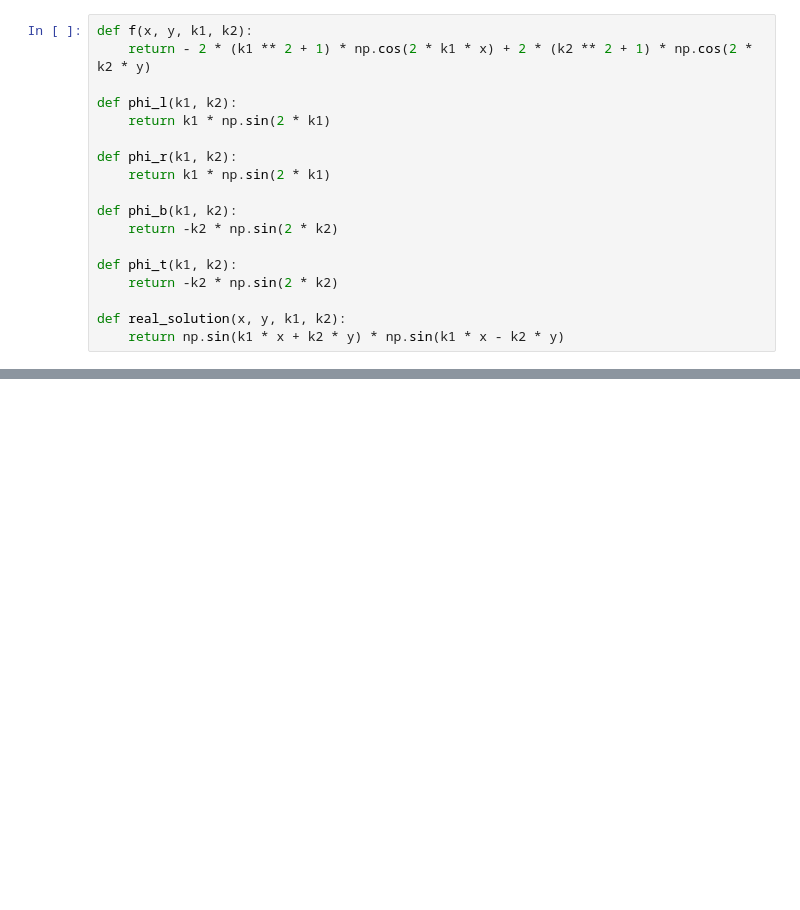
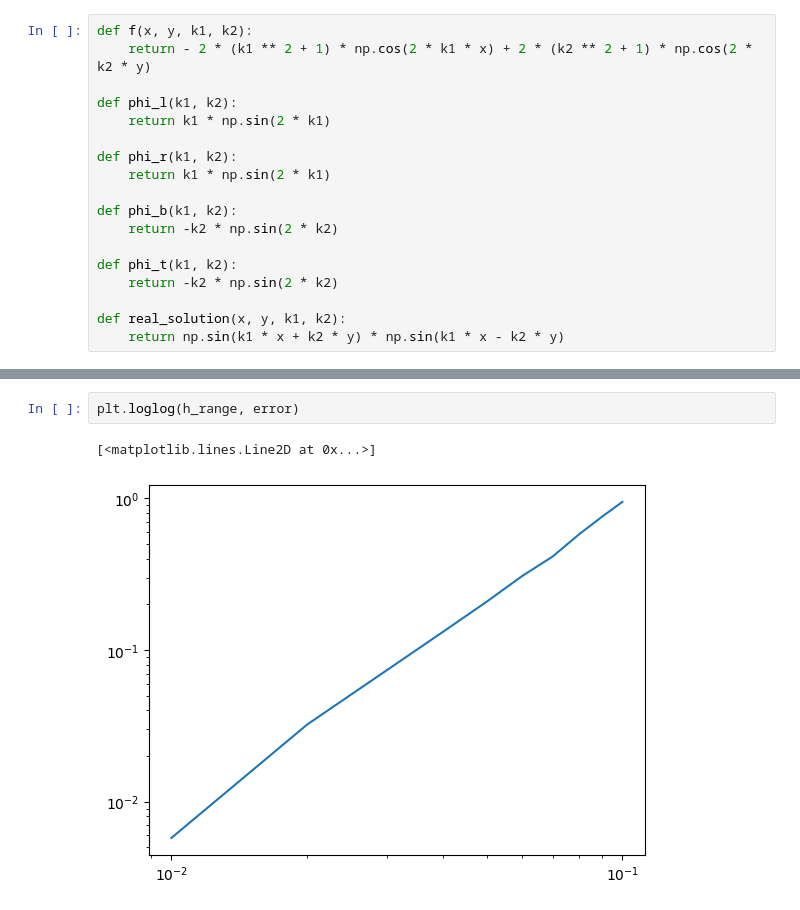
Before and after one commit to JustARandomness/NumericalMethods7Sem, a Jupyter notebook: Lab2.ipynb, the cells around one changed output, grey strips where cells are left out. Saved outputs shown, nothing was run; the diff lists cells and outputs as text; blank space fills up the shorter version.

```diff
--- a/Lab2.ipynb
+++ b/Lab2.ipynb
@@ -91,0 +125,5 @@ plt.show()
+# %%
+plt.loglog(h_range, error)
+# %% [output]
+[<matplotlib.lines.Line2D at 0x...>]
+[figure, added]
```
Also changed, not shown: parts of 8 cells of this notebook, 1 other file.
